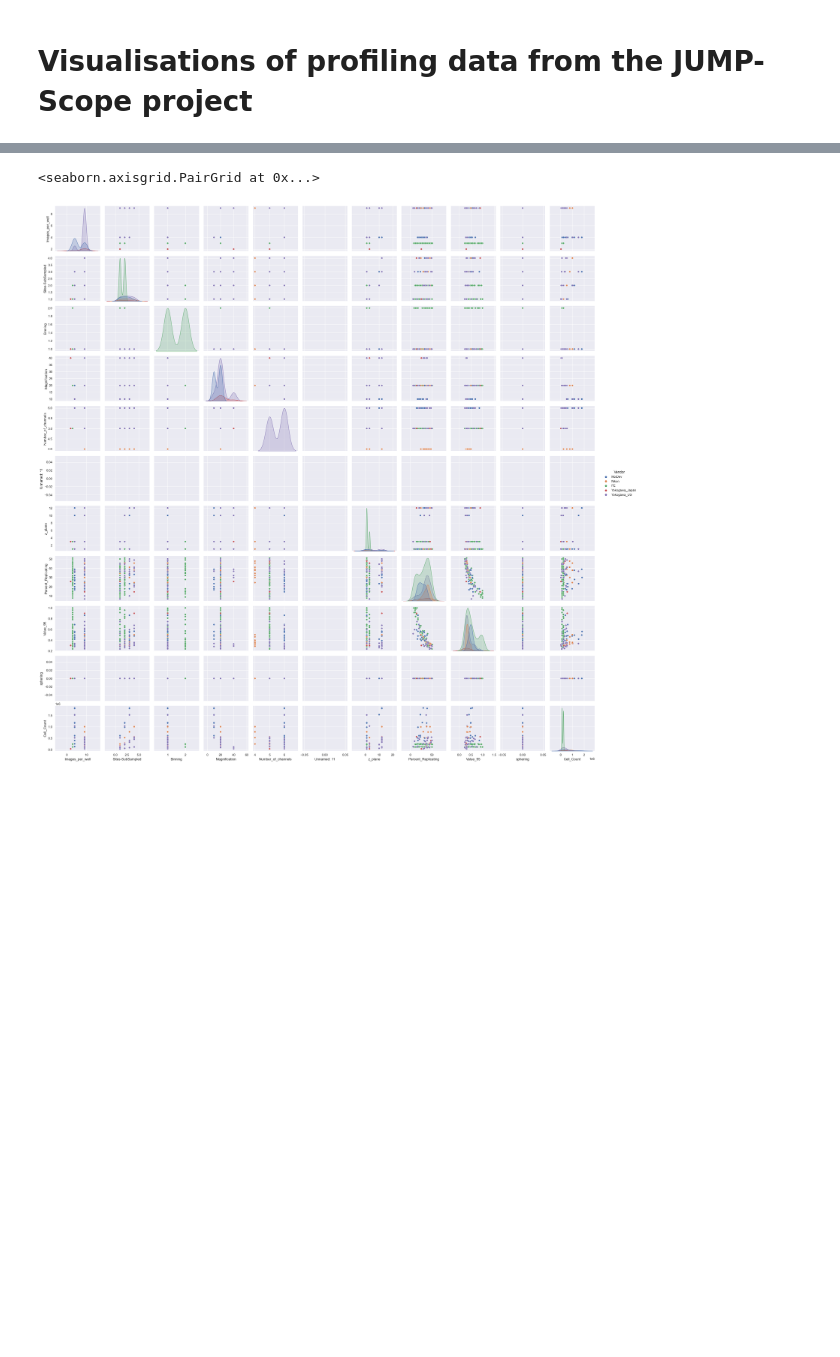
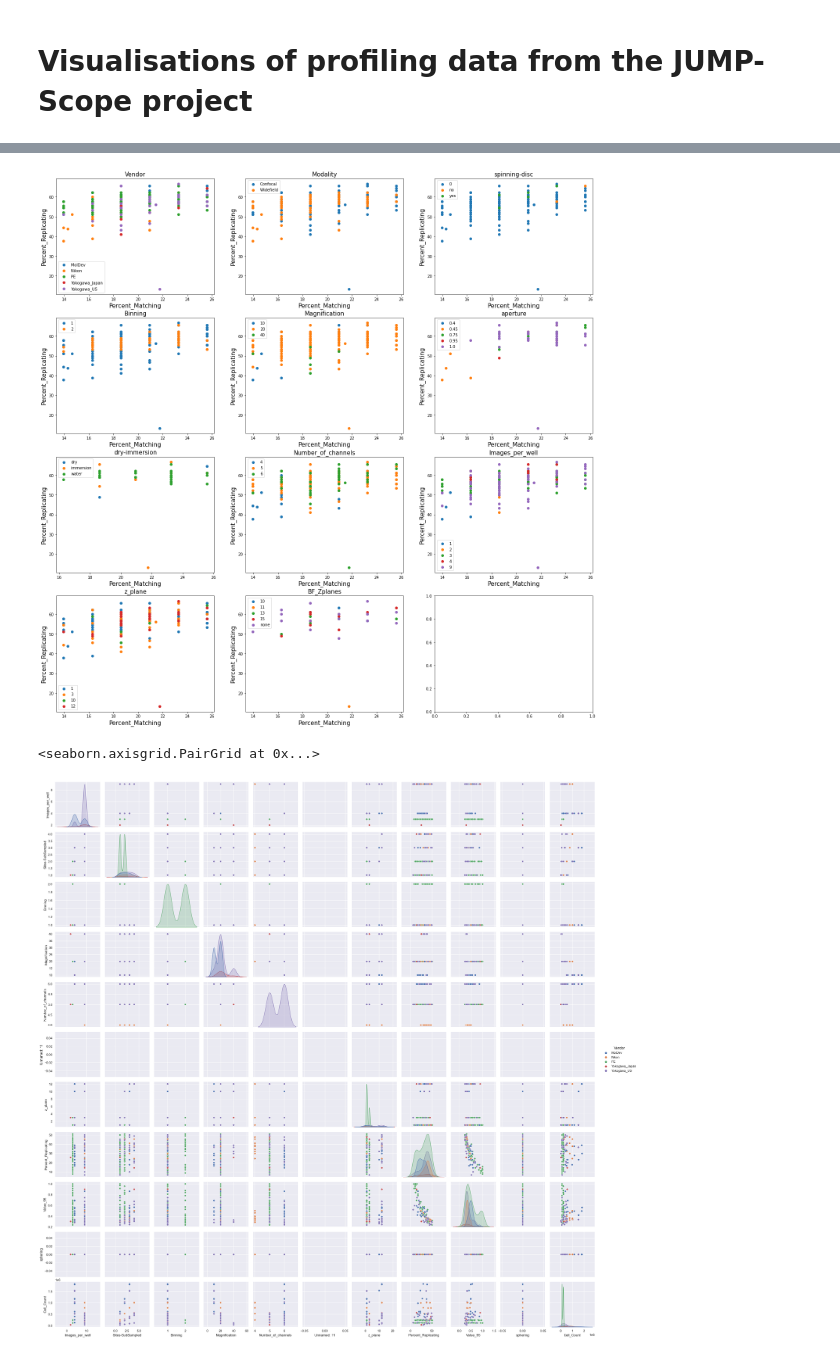
Before and after one commit to jump-cellpainting/jump-scope-analysis, a Jupyter notebook: visualisation.ipynb, the cells around one changed output, grey strips where cells are left out. Drawn from its saved outputs; the diff is of its cells as text; code cells hidden in the pictures; blank space fills up the shorter version.

```diff
--- a/visualisation.ipynb
+++ b/visualisation.ipynb
@@ -106,3 +217,15 @@ fig.savefig("figures/rep_vs_match_groupings.png")
+# %%
+group_columns = ["Vendor", "Modality", "spinning-disc", "Binning",
+                "Magnification", "aperture", "dry-immersion",
+                "Number_of_channels", "Images_per_well",
+                "z_plane", "BF_Zplanes"]
+
+fig, ax = plt.subplots(4,3, figsize=(20,20))
+for i, _ax in zip(group_columns, ax.flatten()):
+    group_plot(match_rep_df[match_rep_df["sphering"] == True], "Percent_Matching", "Percent_Replicating", group=i, fig=fig, ax_=_ax)
+fig.savefig("figures/rep_vs_match_groupings_sphering_TRUE.png")
+# %% [output]
+[figure, added]
 # %%
 # Pairwise plotting
 sns.set_theme(style="ticks")
```
Also changed, not shown: parts of 16 cells of this notebook.
